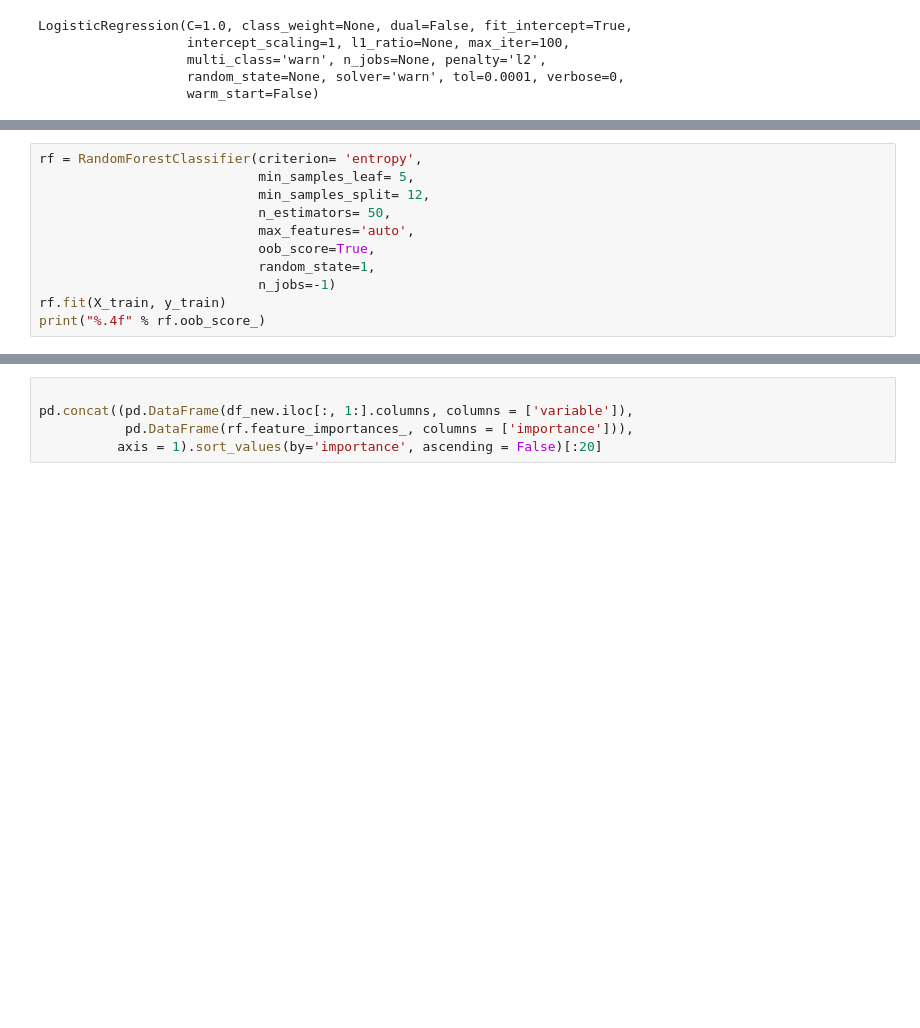
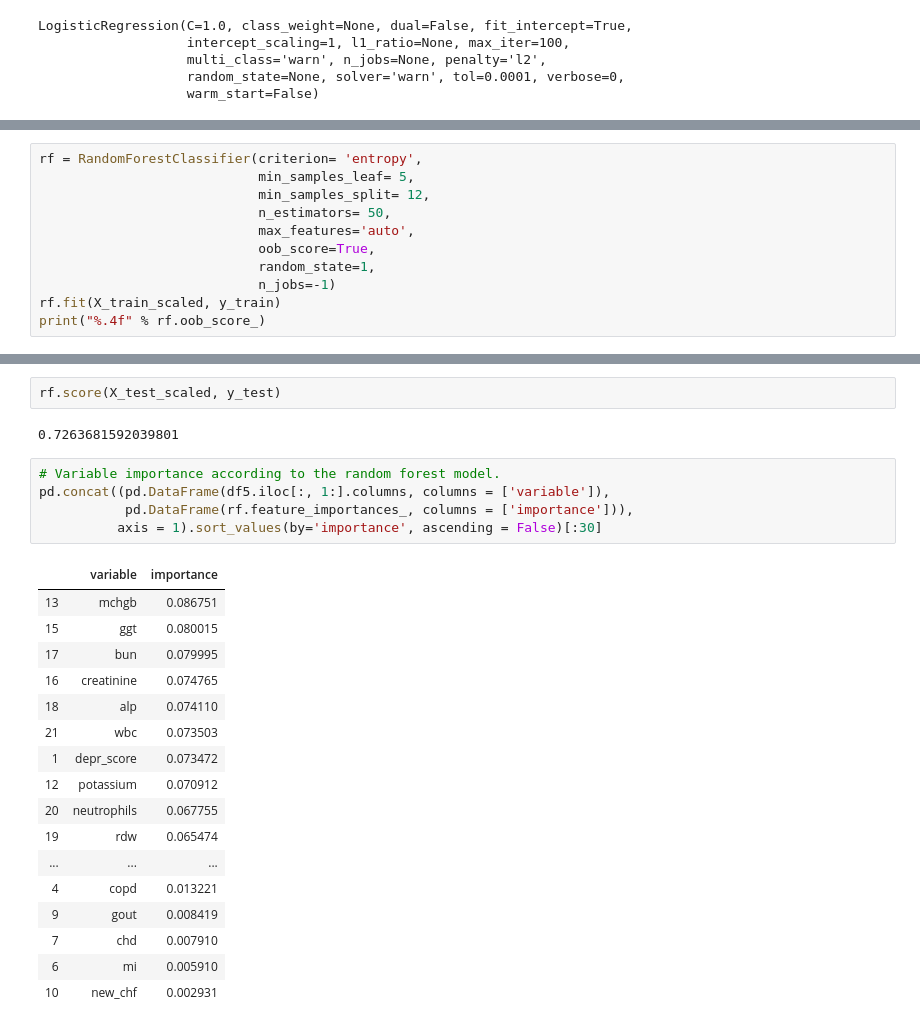
Before and after one commit to carashri/Capstone-1, a Jupyter notebook: Capstone 1 - Machine Learning v2.ipynb, the cells around one changed output, grey strips where cells are left out. Saved outputs shown, nothing was run; the diff lists cells and outputs as text; blank space fills up the shorter version.

```diff
--- a/Capstone 1 - Machine Learning v2.ipynb
+++ b/Capstone 1 - Machine Learning v2.ipynb
@@ -477,5 +489,5 @@ rf = RandomForestClassifier(criterion= 'entropy',
                             oob_score=True,
                             random_state=1,
                             n_jobs=-1)
-rf.fit(X_train, y_train)
+rf.fit(X_train_scaled, y_train)
 print("%.4f" % rf.oob_score_)
@@ -484,5 +516,27 @@ rf.predict(y_test)
+# %%
+rf.score(X_test_scaled, y_test)
+# %% [output]
+0.7263681592039801
 # %%
-
-pd.concat((pd.DataFrame(df_new.iloc[:, 1:].columns, columns = ['variable']),
+# Variable importance according to the random forest model.
+pd.concat((pd.DataFrame(df5.iloc[:, 1:].columns, columns = ['variable']),
            pd.DataFrame(rf.feature_importances_, columns = ['importance'])),
-          axis = 1).sort_values(by='importance', ascending = False)[:20]
+          axis = 1).sort_values(by='importance', ascending = False)[:30]
+# %% [output]
+|  | variable | importance |
+| 13 | mchgb | 0.086751 |
+| 15 | ggt | 0.080015 |
+| 17 | bun | 0.079995 |
+| 16 | creatinine | 0.074765 |
+| 18 | alp | 0.074110 |
+| 21 | wbc | 0.073503 |
+| 1 | depr_score | 0.073472 |
+| 12 | potassium | 0.070912 |
+| 20 | neutrophils | 0.067755 |
+| 19 | rdw | 0.065474 |
+| ... | ... | ... |
+| 4 | copd | 0.013221 |
+| 9 | gout | 0.008419 |
+| 7 | chd | 0.007910 |
+| 6 | mi | 0.005910 |
+| 10 | new_chf | 0.002931 |
```
Also changed, not shown: parts of 17 cells of this notebook.
